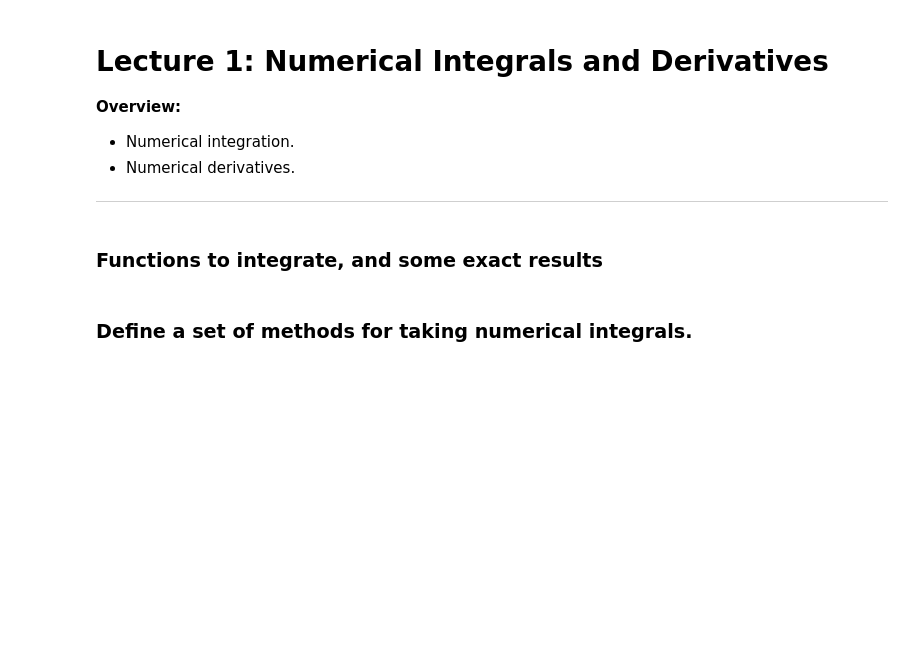
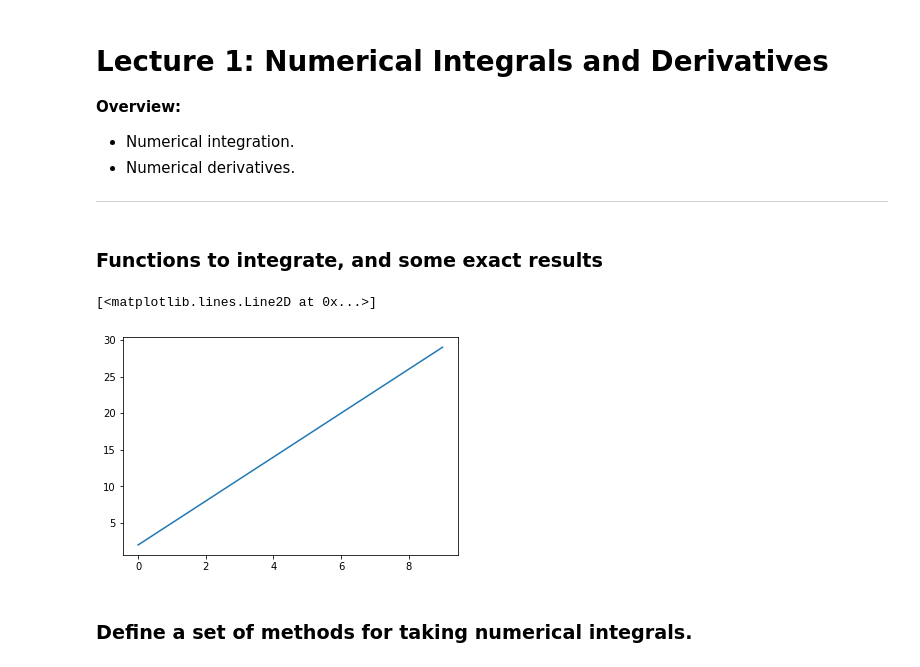
Before and after one commit to sdxiang2/Lectures, a Jupyter notebook: Lecture1.ipynb, the cells around one changed output. Cells and saved outputs as stored; diff of their text form; code cells hidden in the pictures; blank space fills up the shorter version.

```diff
--- a/Lecture1.ipynb
+++ b/Lecture1.ipynb
@@ -19,7 +19,7 @@ def Gaussian(x,amp,mean,std_dev):
     f = amp*np.exp(-1*((x - mean)**2/(2*std_dev**2)))
     return f
 
-def polynomial(x,*args):
+def polynomial(x,args):
 
     """
     A general polynomial the order of which is determined by the size
@@ -31,7 +31,7 @@ def polynomial(x,*args):
     example: polynomial(x,[2,3]) will generate the line: f(x) = 2 + 3x
     """
     f = 0*x
-    for (i,a) in enumerate(args):
+    for (i,a) in enumerate(args): # i is the count, a is the value
         f += a*x**(i)
 
     return f
@@ -60,8 +60,13 @@ def add_noise(A,f):
     noise = np.random.normal(0,A,np.size(f))
 
     return f + noise
-
-print("Hello World")
+# %%
+x = np.arange(10)
+f = polynomial(x, [2,3])
+plt.plot(x, f)
+# %% [output]
+[<matplotlib.lines.Line2D at 0x...>]
+[figure, added]
 # %% [markdown]
 ### Define a set of methods for taking numerical integrals.
 # %%
```
Also changed, not shown: parts of 6 cells of this notebook, 2 other files.
